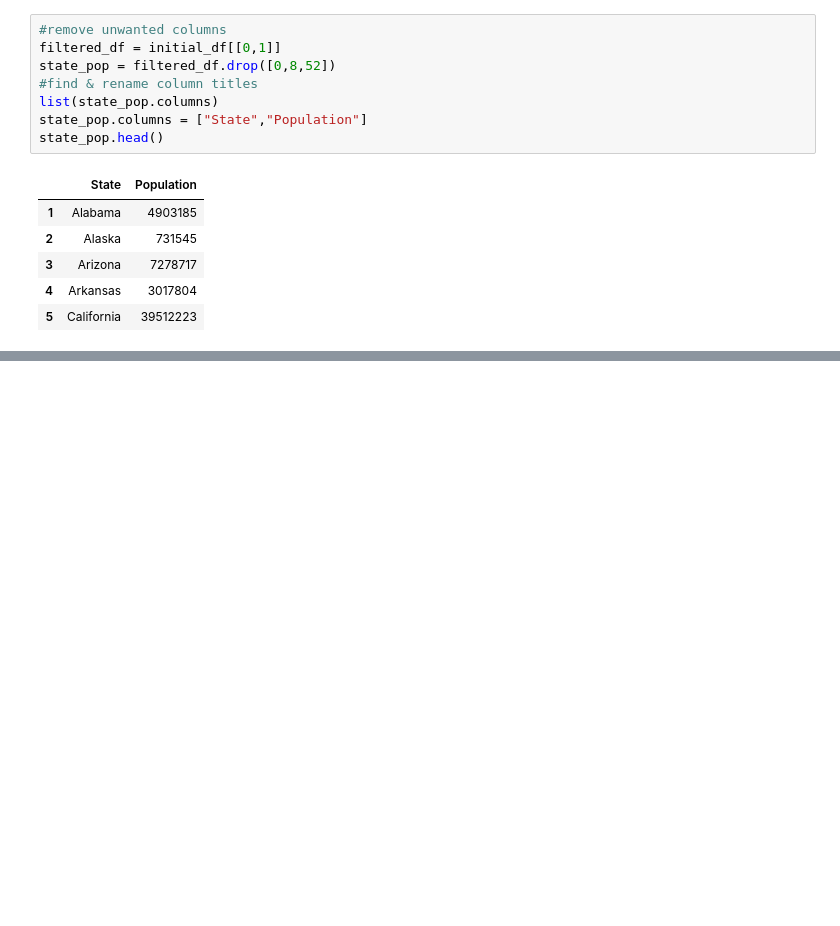
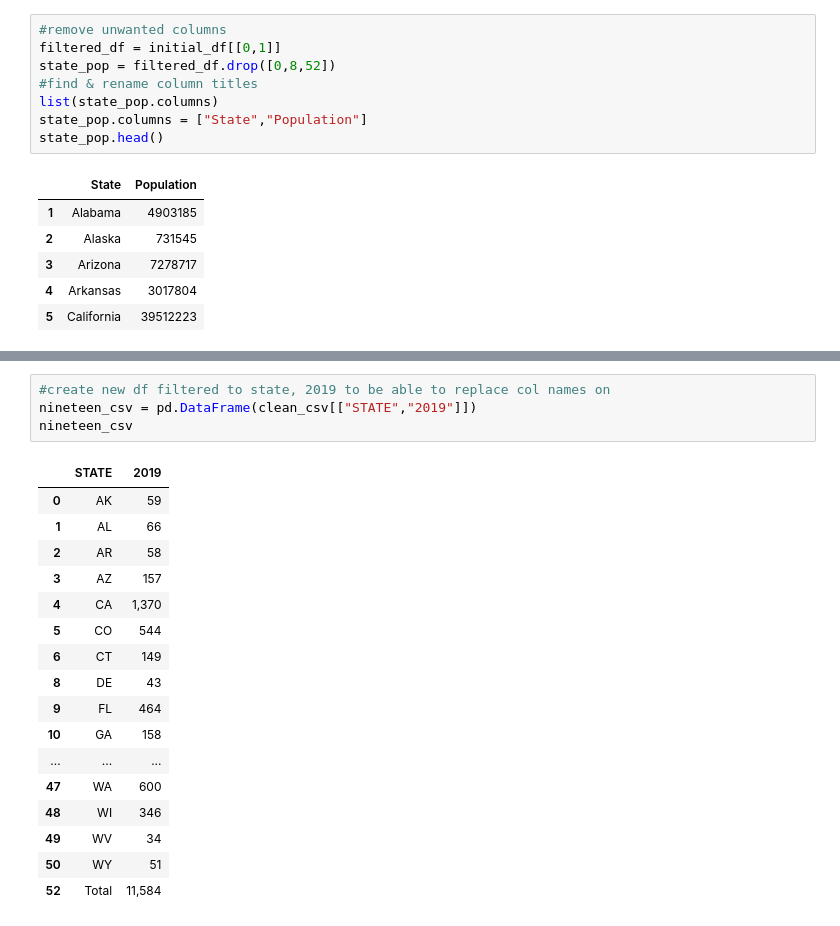
Before and after one commit to matheus-g-a/PROJECT1, a Jupyter notebook: data_files/Census pop.ipynb, the cells around one changed output, grey strips where cells are left out. Drawn from its saved outputs; the diff is of its cells as text; blank space fills up the shorter version.

```diff
--- a/data_files/Census pop.ipynb
+++ b/data_files/Census pop.ipynb
@@ -46,0 +92,22 @@ state_pop.head()
+# %%
+#create new df filtered to state, 2019 to be able to replace col names on
+nineteen_csv = pd.DataFrame(clean_csv[["STATE","2019"]])
+nineteen_csv
+# %% [output]
+|  | STATE | 2019 |
+| 0 | AK | 59 |
+| 1 | AL | 66 |
+| 2 | AR | 58 |
+| 3 | AZ | 157 |
+| 4 | CA | 1,370 |
+| 5 | CO | 544 |
+| 6 | CT | 149 |
+| 8 | DE | 43 |
+| 9 | FL | 464 |
+| 10 | GA | 158 |
+| ... | ... | ... |
+| 47 | WA | 600 |
+| 48 | WI | 346 |
+| 49 | WV | 34 |
+| 50 | WY | 51 |
+| 52 | Total | 11,584 |
```
Also changed, not shown: parts of 3 cells of this notebook.
